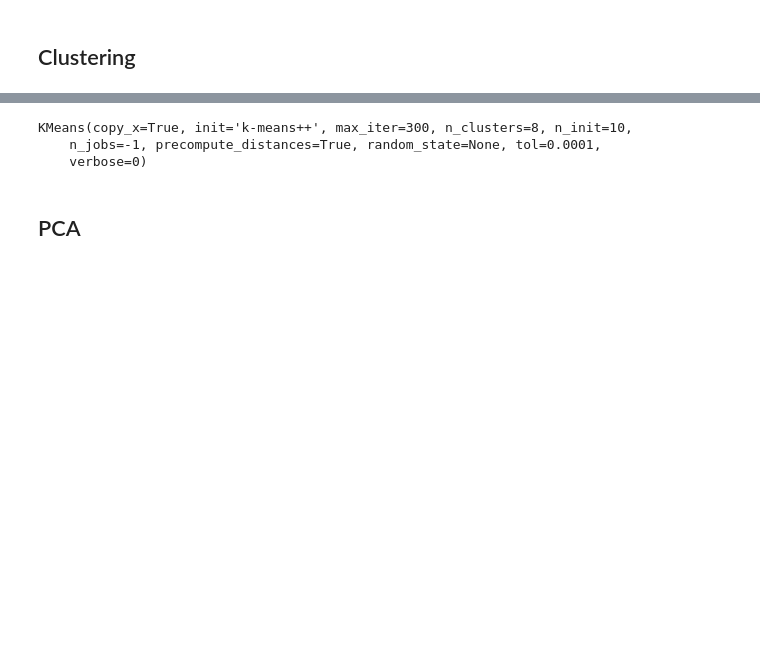
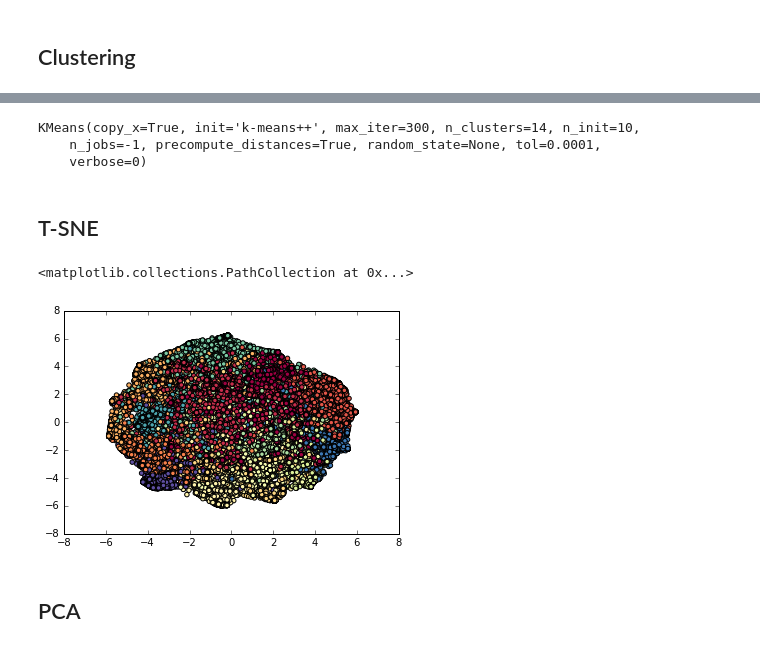
Before and after one commit to CS224W/Project, a Jupyter notebook: code/User-tag node2vec.ipynb, the cells around one changed output, grey strips where cells are left out. Drawn from its saved outputs; the diff is of its cells as text; code cells hidden in the pictures; blank space fills up the shorter version.

```diff
--- a/code/User-tag node2vec.ipynb
+++ b/code/User-tag node2vec.ipynb
@@ -120,7 +110,9 @@ plt.plot(range(1, 20), inertias)
 # %%
-kmeans = KMeans(n_clusters=8, n_jobs=-1, precompute_distances=True)
+kmeans = KMeans(n_clusters=14, n_jobs=-1, precompute_distances=True)
 kmeans.fit(w2v.syn0)
 # %% [output]
-KMeans(copy_x=True, init='k-means++', max_iter=300, n_clusters=8, n_init=10,
+KMeans(copy_x=True, init='k-means++', max_iter=300, n_clusters=14, n_init=10,
     n_jobs=-1, precompute_distances=True, random_state=None, tol=0.0001,
     verbose=0)
+# %% [markdown]
+## T-SNE
@@ -127,3 +125,8 @@ KMeans(copy_x=True, init='k-means++', max_iter=300, n_clusters=8, n_init=10,
+# %%
+plt.scatter(Y_tsne[:, 0], Y_tsne[:, 1], c=kmeans.labels_, cmap=plt.cm.Spectral)
+# %% [output]
+<matplotlib.collections.PathCollection at 0x...>
+[figure, added]
 # %% [markdown]
 ## PCA
 # %%
```
Also changed, not shown: parts of 11 cells of this notebook.
